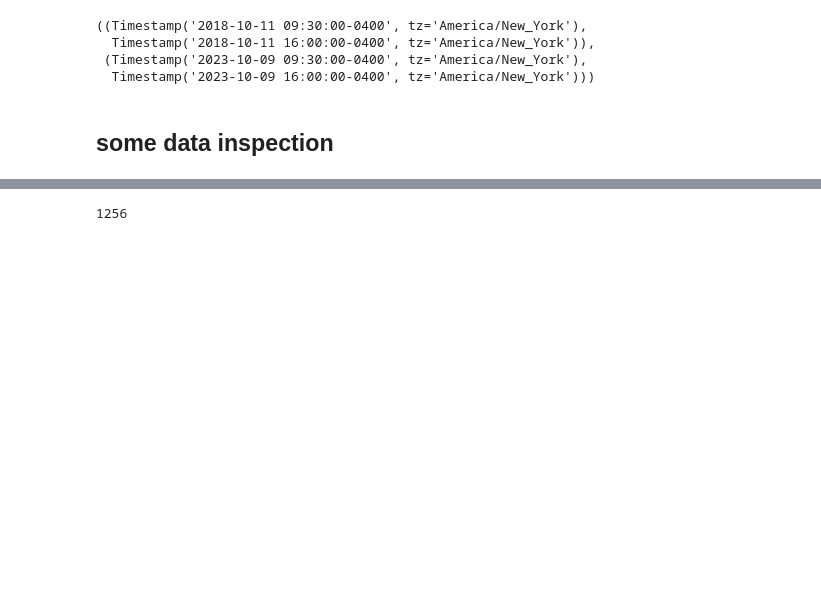
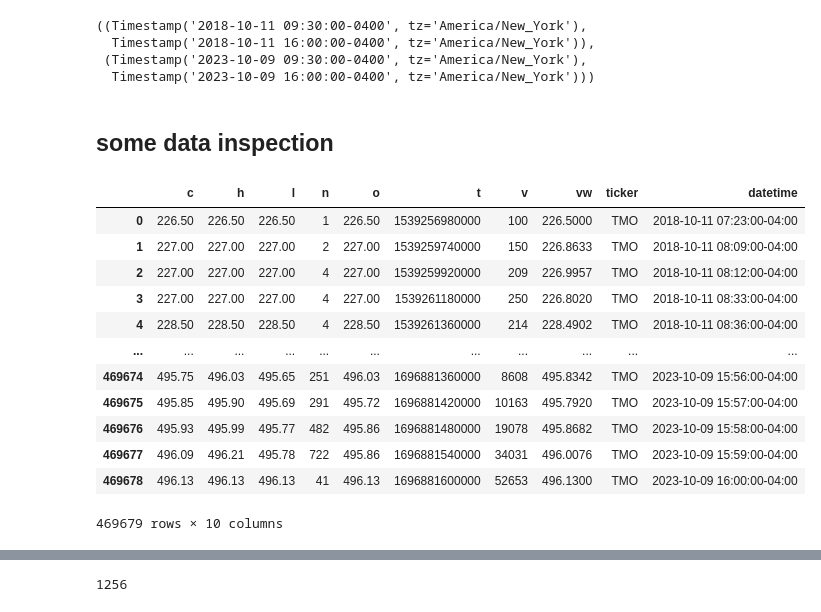
Before and after one commit to beverm2391/IDVF-Oxford-v1, a Jupyter notebook: notebooks/figuring-out-intervals-v1.ipynb, the cells around one changed output, grey strips where cells are left out. Cells and saved outputs as stored; diff of their text form; code cells hidden in the pictures; blank space fills up the shorter version.

```diff
--- a/notebooks/figuring-out-intervals-v1.ipynb
+++ b/notebooks/figuring-out-intervals-v1.ipynb
@@ -33,6 +33,22 @@ test = get_oxford_dfs(n=1) # get the data
 # %%
 # make a datetime column with EST datetimes
 test['datetime'] = pd.to_datetime(test['t'], utc=True, unit='ms').dt.tz_convert('America/New_York')
+# %%
+test
+# %% [output]
+|  | c | h | l | n | o | t | v | vw | ticker | datetime |
+| 0 | 226.50 | 226.50 | 226.50 | 1 | 226.50 | 1539256980000 | 100 | 226.5000 | TMO | 2018-10-11 07:23:00-04:00 |
+| 1 | 227.00 | 227.00 | 227.00 | 2 | 227.00 | 1539259740000 | 150 | 226.8633 | TMO | 2018-10-11 08:09:00-04:00 |
+| 2 | 227.00 | 227.00 | 227.00 | 4 | 227.00 | 1539259920000 | 209 | 226.9957 | TMO | 2018-10-11 08:12:00-04:00 |
+| 3 | 227.00 | 227.00 | 227.00 | 4 | 227.00 | 1539261180000 | 250 | 226.8020 | TMO | 2018-10-11 08:33:00-04:00 |
+| 4 | 228.50 | 228.50 | 228.50 | 4 | 228.50 | 1539261360000 | 214 | 228.4902 | TMO | 2018-10-11 08:36:00-04:00 |
+| ... | ... | ... | ... | ... | ... | ... | ... | ... | ... | ... |
+| 469674 | 495.75 | 496.03 | 495.65 | 251 | 496.03 | 1696881360000 | 8608 | 495.8342 | TMO | 2023-10-09 15:56:00-04:00 |
+| 469675 | 495.85 | 495.90 | 495.69 | 291 | 495.72 | 1696881420000 | 10163 | 495.7920 | TMO | 2023-10-09 15:57:00-04:00 |
+| 469676 | 495.93 | 495.99 | 495.77 | 482 | 495.86 | 1696881480000 | 19078 | 495.8682 | TMO | 2023-10-09 15:58:00-04:00 |
+| 469677 | 496.09 | 496.21 | 495.78 | 722 | 495.86 | 1696881540000 | 34031 | 496.0076 | TMO | 2023-10-09 15:59:00-04:00 |
+| 469678 | 496.13 | 496.13 | 496.13 | 41 | 496.13 | 1696881600000 | 52653 | 496.1300 | TMO | 2023-10-09 16:00:00-04:00 |
+469679 rows × 10 columns
 # %%
 # sort by inside/outside market hours
 # this bool has to be NONINCLUSIVE of the end time else later the resampler will create a 7th interval just to hold trades exactly at 4pm
```
Also changed, not shown: parts of 1 cell of this notebook, 2 other files.
